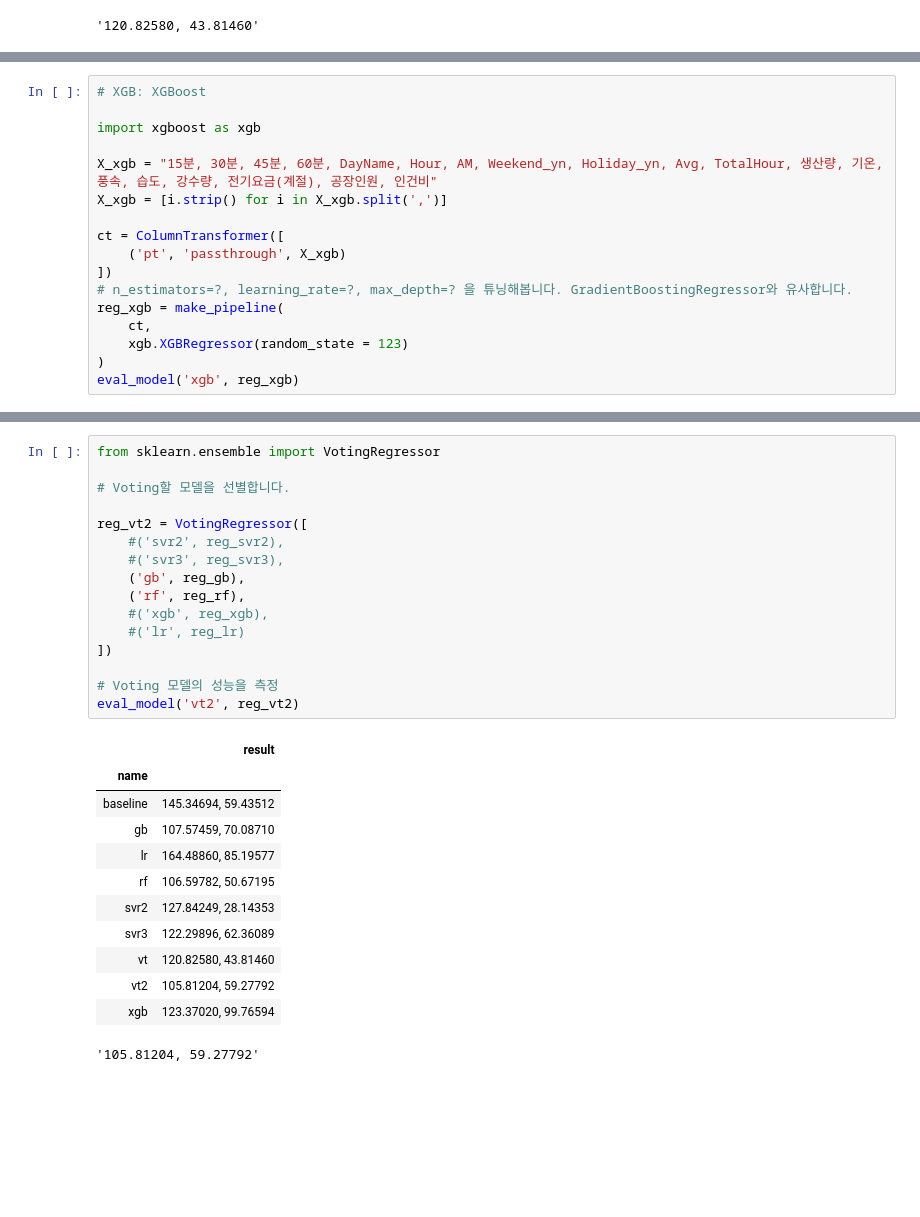
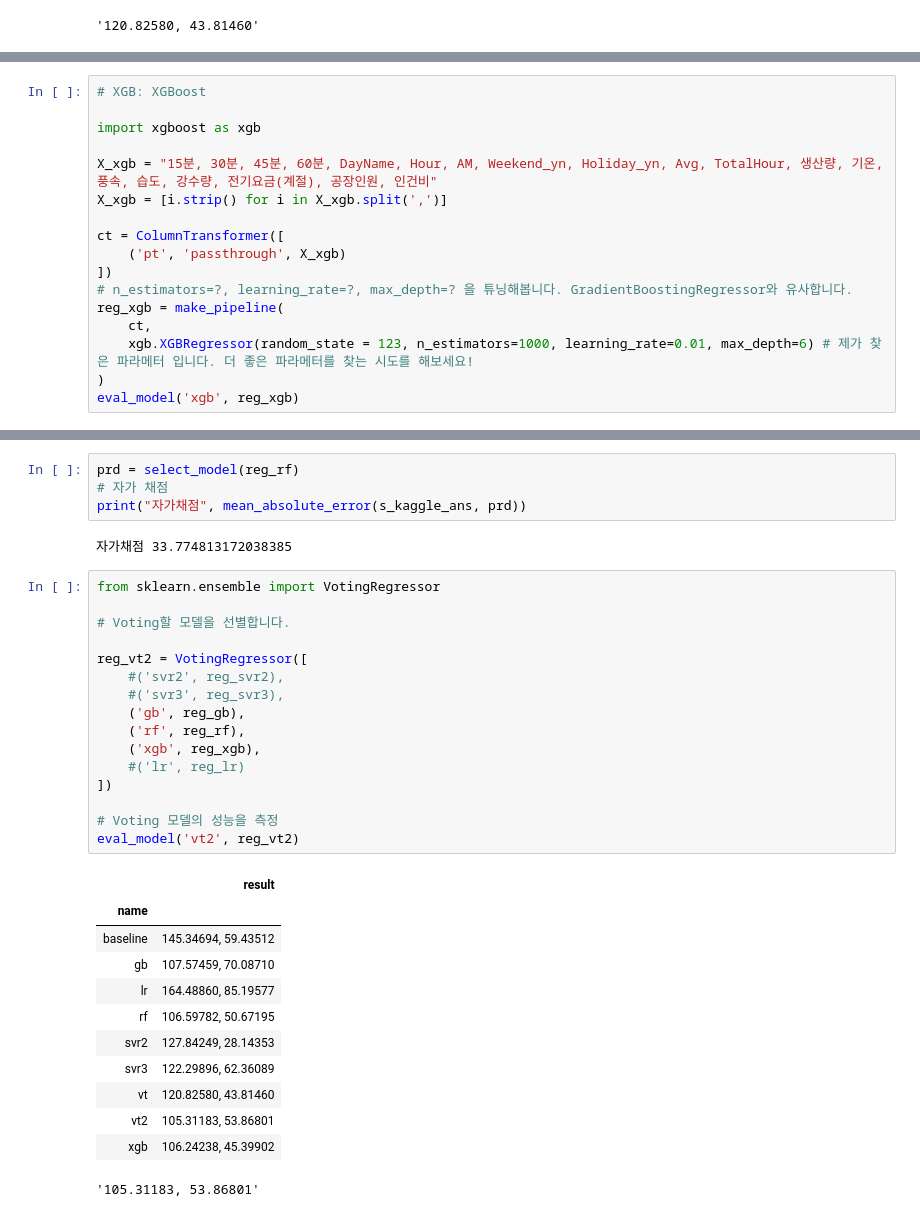
Before and after one commit to dowonjj/DS_lv3_2504_2, a Jupyter notebook: sec_ds_lv3_prob3_kaggle.ipynb, the cells around one changed output, grey strips where cells are left out. Cells and saved outputs as stored; diff of their text form; blank space fills up the shorter version.

Commit message:
Day1 Kaggle 문제 최종 노트 올립니다.

```diff
--- a/sec_ds_lv3_prob3_kaggle.ipynb
+++ b/sec_ds_lv3_prob3_kaggle.ipynb
@@ -492,7 +495,7 @@ ct = ColumnTransformer([
 # n_estimators=?, learning_rate=?, max_depth=? 을 튜닝해봅니다. GradientBoostingRegressor와 유사합니다.
 reg_xgb = make_pipeline(
     ct,
-    xgb.XGBRegressor(random_state = 123)
+    xgb.XGBRegressor(random_state = 123, n_estimators=1000, learning_rate=0.01, max_depth=6) # 제가 찾은 파라메터 입니다. 더 좋은 파라메터를 찾는 시도를 해보세요!
 )
 eval_model('xgb', reg_xgb)
 # %% [output]
@@ -550,31 +552,37 @@ mean_absolute_error(
+# %%
+prd = select_model(reg_rf)
+# 자가 채점
+print("자가채점", mean_absolute_error(s_kaggle_ans, prd))
+# %% [output]
+자가채점 33.774813172038385
 # %%
 from sklearn.ensemble import VotingRegressor
 
 # Voting할 모델을 선별합니다.
 
 reg_vt2 = VotingRegressor([
     #('svr2', reg_svr2),
     #('svr3', reg_svr3),
     ('gb', reg_gb),
     ('rf', reg_rf),
-    #('xgb', reg_xgb),
+    ('xgb', reg_xgb),
     #('lr', reg_lr)
 ])
 
 # Voting 모델의 성능을 측정
 eval_model('vt2', reg_vt2)
 # %% [output]
 |  | result |
 | name |  |
 | baseline | 145.34694, 59.43512 |
 | gb | 107.57459, 70.08710 |
 | lr | 164.48860, 85.19577 |
 | rf | 106.59782, 50.67195 |
 | svr2 | 127.84249, 28.14353 |
 | svr3 | 122.29896, 62.36089 |
 | vt | 120.82580, 43.81460 |
-| vt2 | 105.81204, 59.27792 |
-| xgb | 123.37020, 99.76594 |
+| vt2 | 105.31183, 53.86801 |
+| xgb | 106.24238, 45.39902 |
-'105.81204, 59.27792'
+'105.31183, 53.86801'
 # %%
 prd = select_model(reg_vt2)
```
Also changed, not shown: parts of 25 cells of this notebook.
